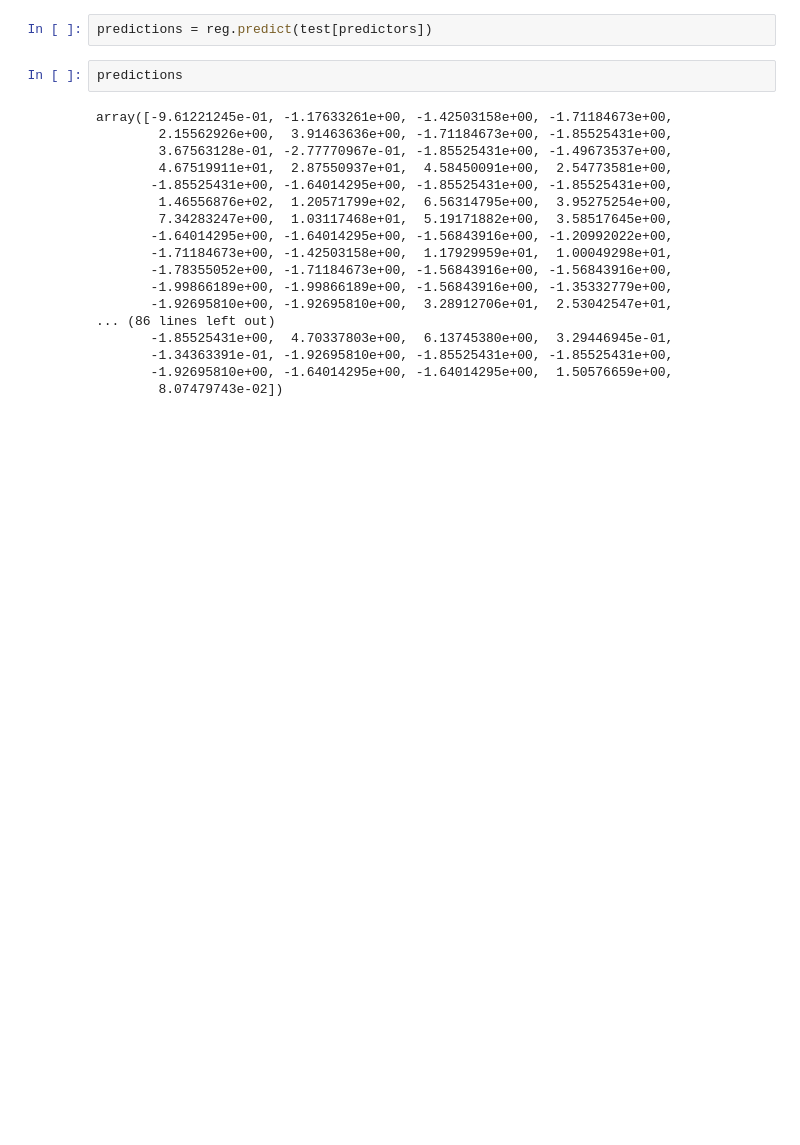
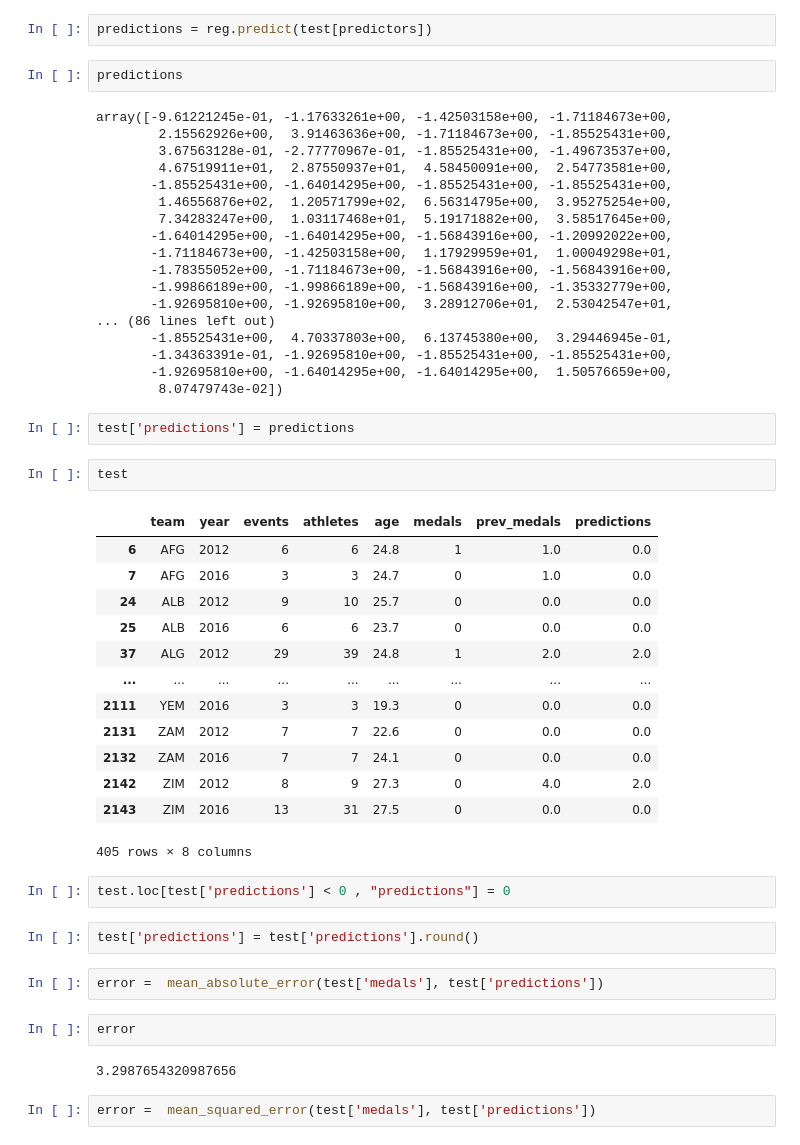
Before and after one commit to shashwatsinghds/MedalsPrediction, a Jupyter notebook: code.ipynb, the cells around one changed output. Drawn from its saved outputs; the diff is of its cells as text; blank space fills up the shorter version.

Commit message:
Added error

```diff
--- a/code.ipynb
+++ b/code.ipynb
@@ -142,3 +142,33 @@ array([-9.61221245e-01, -1.17633261e+00, -1.42503158e+00, -1.71184673e+00,
        -1.34363391e-01, -1.92695810e+00, -1.85525431e+00, -1.85525431e+00,
        -1.92695810e+00, -1.64014295e+00, -1.64014295e+00,  1.50576659e+00,
         8.07479743e-02])
+# %%
+test['predictions'] = predictions
+# %%
+test
+# %% [output]
+|  | team | year | events | athletes | age | medals | prev_medals | predictions |
+| 6 | AFG | 2012 | 6 | 6 | 24.8 | 1 | 1.0 | 0.0 |
+| 7 | AFG | 2016 | 3 | 3 | 24.7 | 0 | 1.0 | 0.0 |
+| 24 | ALB | 2012 | 9 | 10 | 25.7 | 0 | 0.0 | 0.0 |
+| 25 | ALB | 2016 | 6 | 6 | 23.7 | 0 | 0.0 | 0.0 |
+| 37 | ALG | 2012 | 29 | 39 | 24.8 | 1 | 2.0 | 2.0 |
+| ... | ... | ... | ... | ... | ... | ... | ... | ... |
+| 2111 | YEM | 2016 | 3 | 3 | 19.3 | 0 | 0.0 | 0.0 |
+| 2131 | ZAM | 2012 | 7 | 7 | 22.6 | 0 | 0.0 | 0.0 |
+| 2132 | ZAM | 2016 | 7 | 7 | 24.1 | 0 | 0.0 | 0.0 |
+| 2142 | ZIM | 2012 | 8 | 9 | 27.3 | 0 | 4.0 | 2.0 |
+| 2143 | ZIM | 2016 | 13 | 31 | 27.5 | 0 | 0.0 | 0.0 |
+405 rows × 8 columns
+# %%
+test.loc[test['predictions'] < 0 , "predictions"] = 0
+# %%
+test['predictions'] = test['predictions'].round()
+# %%
+error =  mean_absolute_error(test['medals'], test['predictions'])
+# %%
+error
+# %% [output]
+3.2987654320987656
+# %%
+error =  mean_squared_error(test['medals'], test['predictions'])
```
Also changed, not shown: parts of 1 cell of this notebook.
